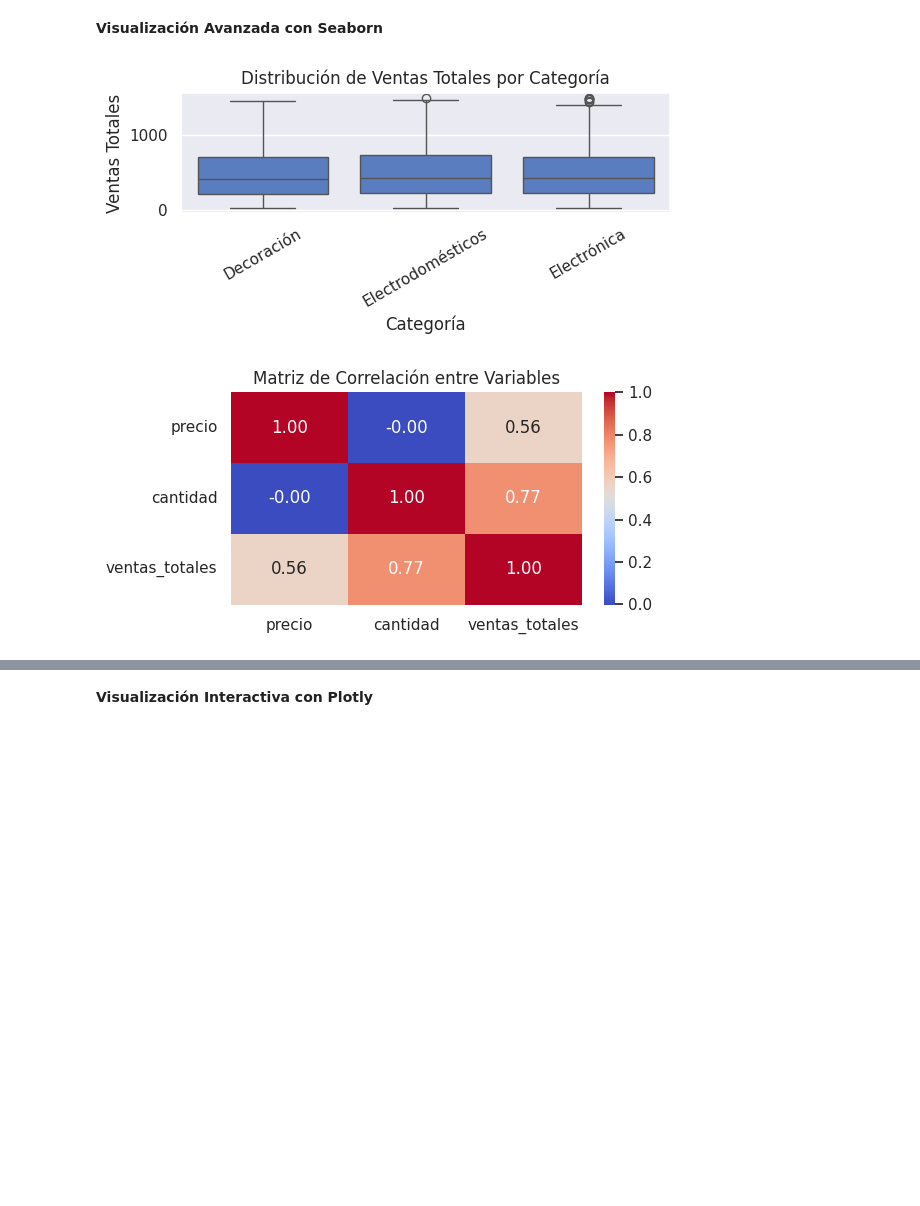
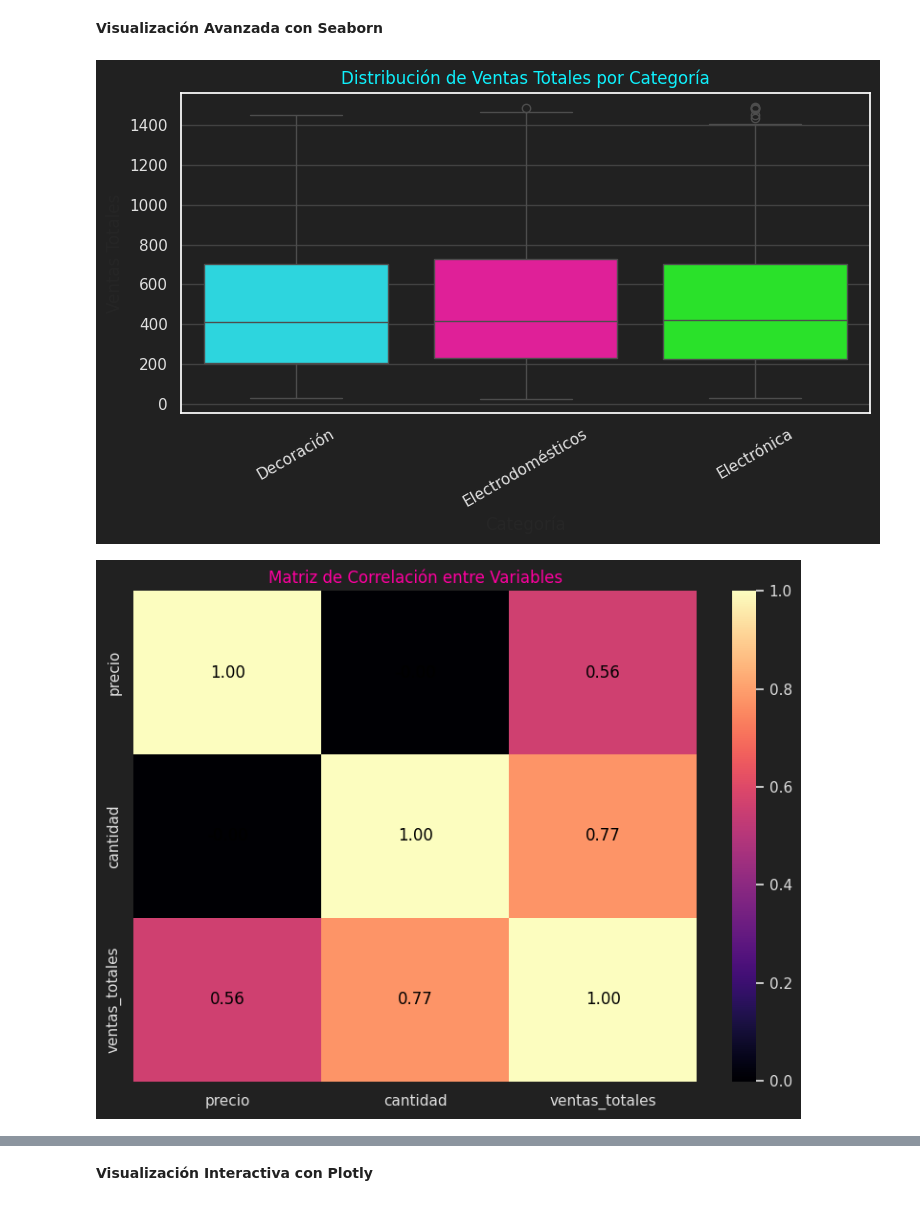
Before and after one commit to agustinAriel/agustinAriel, a Jupyter notebook: ENTREGA_FINAL_FINAL(esta_si)_.ipynb, the cells around one changed output, grey strips where cells are left out. Saved outputs shown, nothing was run; the diff lists cells and outputs as text; code cells hidden in the pictures; blank space fills up the shorter version.

```diff
--- a/ENTREGA_FINAL_FINAL(esta_si)_.ipynb
+++ b/ENTREGA_FINAL_FINAL(esta_si)_.ipynb
@@ -288,37 +308,52 @@ plt.show()
 # %%
 import seaborn as sns
 import matplotlib.pyplot as plt
 
-# Estilo general
-sns.set(style="darkgrid", palette="muted")
+# Definir una secuencia de colores 'cyberpunk' (tomada de la celda de Plotly)
+cyberpunk_colors = [
+    '#0FF0FC', '#FF00A0', '#0CFF0C', '#FFC800', '#B026FF', '#007FFF', '#FF4B3A',
+    '#A0FF00', '#F000FF', '#00FFFF', '#FF8C00', '#FF1493', '#ADFF2F', '#8A2BE2'
+]
+
+# Estilo general para Seaborn
+sns.set_theme(style="darkgrid", rc={'axes.facecolor': '#212121', 'figure.facecolor': '#212121', 'text.color': '#E0E0E0', 'xtick.color': '#E0E0E0', 'ytick.color': '#E0E0E0', 'grid.color': '#424242'})
+
+# Crear una paleta de colores personalizada para Seaborn
+custom_palette = sns.color_palette(cyberpunk_colors)
+
+# Obtener el número de categorías únicas para el boxplot
+num_categorias = ventas['categoria'].nunique()
 
 # 1. Boxplot: distribución de ventas por categoría
-plt.figure(figsize=(6, 3))
-sns.boxplot(x='categoria', y='ventas_totales', data=ventas)
-plt.title('Distribución de Ventas Totales por Categoría')
+plt.figure(figsize=(8, 5))
+sns.boxplot(x='categoria', y='ventas_totales', data=ventas, palette=custom_palette[:num_categorias], hue='categoria', legend=False)
+plt.title('Distribución de Ventas Totales por Categoría', color='#0FF0FC')
 plt.xlabel('Categoría')
 plt.ylabel('Ventas Totales')
 plt.xticks(rotation=30)
 plt.tight_layout()
 plt.show()
 
 # 2. Heatmap: correlación entre variables numéricas
-plt.figure(figsize=(6, 3))
+plt.figure(figsize=(8, 6))
 cor_matrix = ventas[['precio', 'cantidad', 'ventas_totales']].corr()
-sns.heatmap(cor_matrix, annot=True, cmap="coolwarm", fmt=".2f")
-plt.title('Matriz de Correlación entre Variables')
+sns.heatmap(cor_matrix, annot=True, cmap="magma", fmt=".2f", annot_kws={"color": "black"})
+plt.title('Matriz de Correlación entre Variables', color='#FF00A0')
 plt.tight_layout()
 plt.show()
 
+# Obtener el número de canales únicos para el violin plot
+num_canales = ventas_marketing['canal'].nunique()
+
 # 3. Violin plot: efecto del canal de marketing sobre ventas (solo si hay coincidencia en la unión)
-plt.figure(figsize=(6, 3))
-sns.violinplot(x='canal', y='ventas_totales', data=ventas_marketing, inner='quartile')
-plt.title('Distribución de Ventas por Canal de Marketing')
+plt.figure(figsize=(8, 5))
+sns.violinplot(x='canal', y='ventas_totales', data=ventas_marketing, inner='quartile', palette=custom_palette[:num_canales], hue='canal', legend=False)
+plt.title('Distribución de Ventas por Canal de Marketing', color='#0CFF0C')
 plt.xlabel('Canal')
 plt.ylabel('Ventas Totales')
 plt.xticks(rotation=30)
 plt.tight_layout()
 plt.show()
 # %% [output]
-[figure, old version]
+[figure, new version]
-[figure, old version]
+[figure, new version]
```
Also changed, not shown: parts of 5 cells of this notebook.
